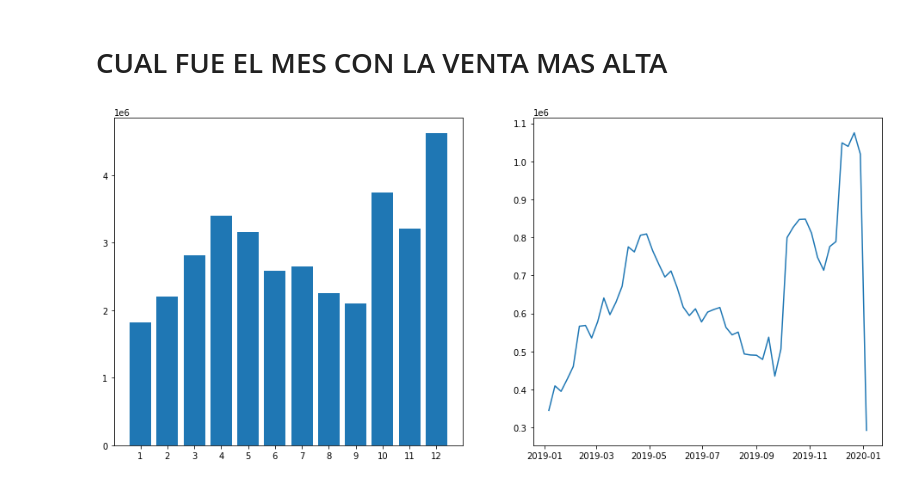
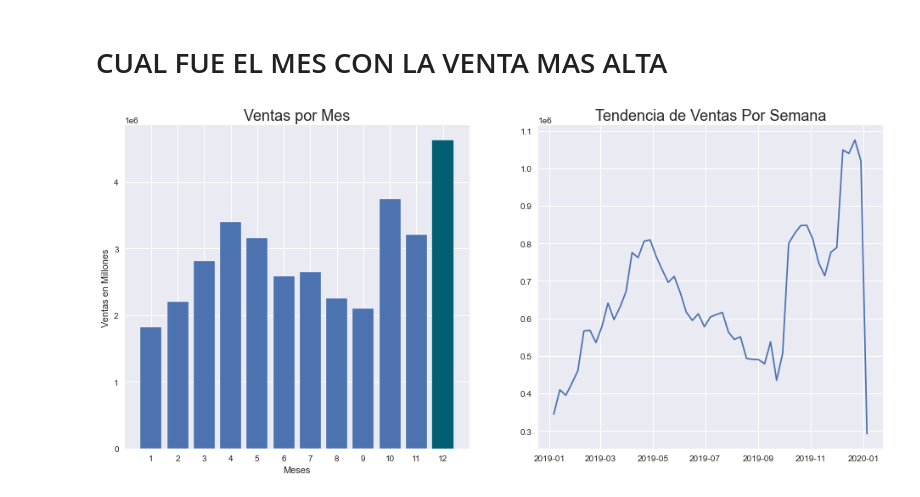
Before and after one commit to bluesfer2007/post_tmaxec, a Jupyter notebook: sales/sales.ipynb, the cells around one changed output. Drawn from its saved outputs; the diff is of its cells as text; code cells hidden in the pictures.

Commit message:
segunda aprte de tutorial creando graficos ventas

```diff
--- a/sales/sales.ipynb
+++ b/sales/sales.ipynb
@@ -5,6 +5,10 @@ import os
 import matplotlib.pyplot as plt
 import re
 import datetime as dt
+import seaborn as sns
+
+plt.style.use('seaborn')
+sns.set_style('darkgrid')
 # %%
 os.listdir('files')
 # %% [output]
@@ -127,12 +131,18 @@ df_mes=df_mes.reset_index()
 # %%
 #subplot de graficos
 fig, axes=plt.subplots(1,2, figsize=(16,7))
 ax1=plt.subplot(1,2,1)
 ax2=plt.subplot(1,2,2)
-ax1.bar(df_mes['Mes'], df_mes['Total_Ventas'])
+bars=ax1.bar(df_mes['Mes'], df_mes['Total_Ventas'])
 ax2.plot(df_fecha['Total_Ventas'])
 ax1.set_xticks(df_mes['Mes'])
+ax1.set_title('Ventas por Mes', size=18)
+ax2.set_title('Tendencia de Ventas Por Semana', size=18)
+
+ax1.set_xlabel('Meses')
+ax1.set_ylabel('Ventas en Millones')
+bars[11].set_color('#005f73')
 
 plt.show()
 # %% [output]
-[figure, old version]
+[figure, new version]
```
Also changed, not shown: parts of 18 cells of this notebook.
